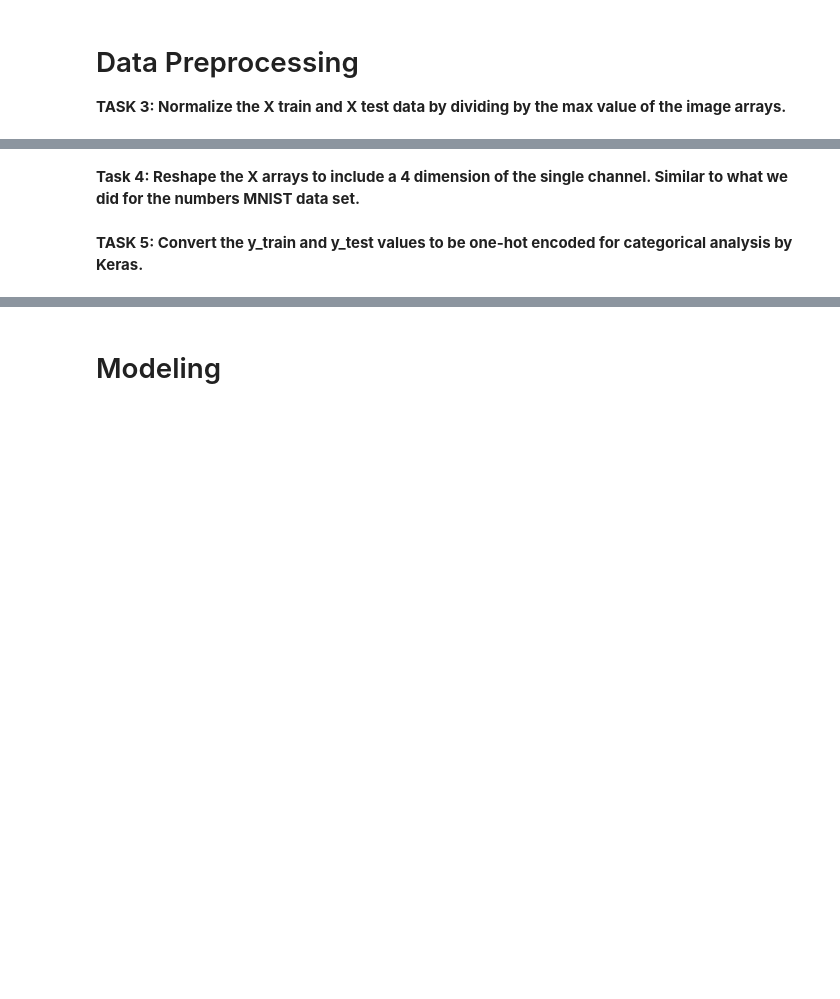
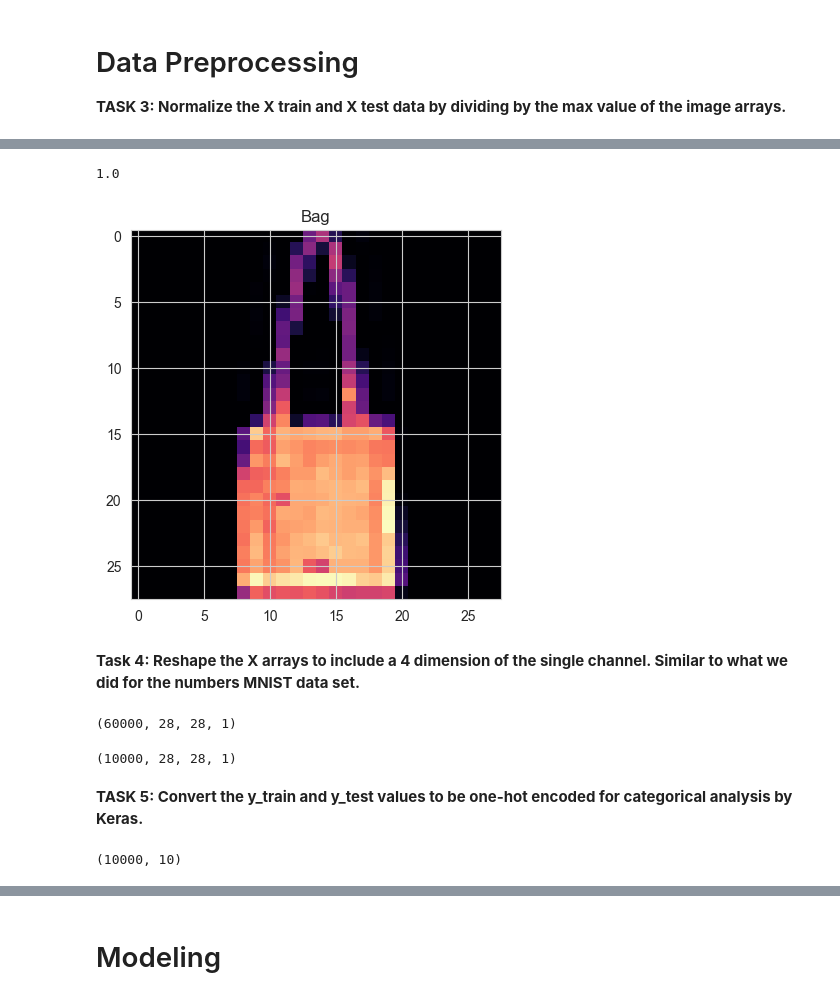
Before and after one commit to 0xArwa/Image-classification-CNN, a Jupyter notebook: DL-Assignment-2 (Image Classification with CNN)-Student.ipynb, the cells around one changed output, grey strips where cells are left out. Drawn from its saved outputs; the diff is of its cells as text; code cells hidden in the pictures; blank space fills up the shorter version.

```diff
--- a/DL-Assignment-2 (Image Classification with CNN)-Student.ipynb
+++ b/DL-Assignment-2 (Image Classification with CNN)-Student.ipynb
@@ -87,2 +139,22 @@ sns.heatmap(X_train[770],annot=True, cmap="magma", fmt=".3g")
+# %%
+# Max normalization
+X_train = X_train.astype('float32') # from int to float
+X_test = X_test.astype('float32')
+X_train = X_train / 255
+X_test = X_test / 255
+# %%
+X_train[300].max()
+# %% [output]
+1.0
+# %%
+plt.imshow(X_train[200], cmap='magma')
+plt.title(y_train_classes[200])
+plt.show()
+# %% [output]
+[figure, added]
 # %% [markdown]
 **Task 4: Reshape the X arrays to include a 4 dimension of the single channel. Similar to what we did for the numbers MNIST data set.**
+# %%
+np.expand_dims(X_train, 3).shape
+# %% [output]
+(60000, 28, 28, 1)
@@ -89,2 +165,14 @@ sns.heatmap(X_train[770],annot=True, cmap="magma", fmt=".3g")
+# %%
+X_test.shape
+# %% [output]
+(10000, 28, 28, 1)
 # %% [markdown]
 **TASK 5: Convert the y_train and y_test values to be one-hot encoded for categorical analysis by Keras.**
+# %%
+# we have 10 classes to be encoded
+y_train_enc = to_categorical(y_train, 10)
+y_test_enc = to_categorical(y_test, 10)
+
+y_test_enc.shape
+# %% [output]
+(10000, 10)
```
Also changed, not shown: parts of 97 cells of this notebook, 2 other files.
